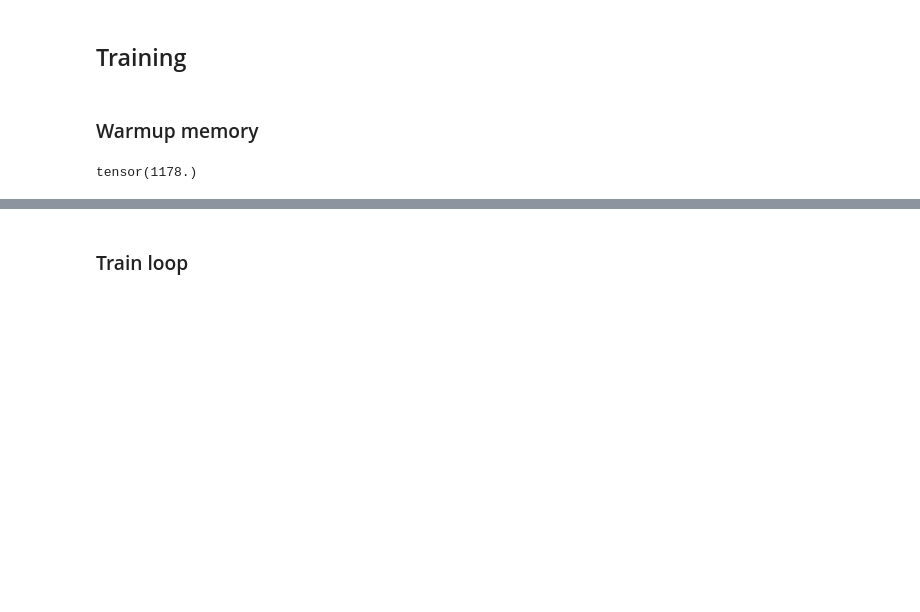
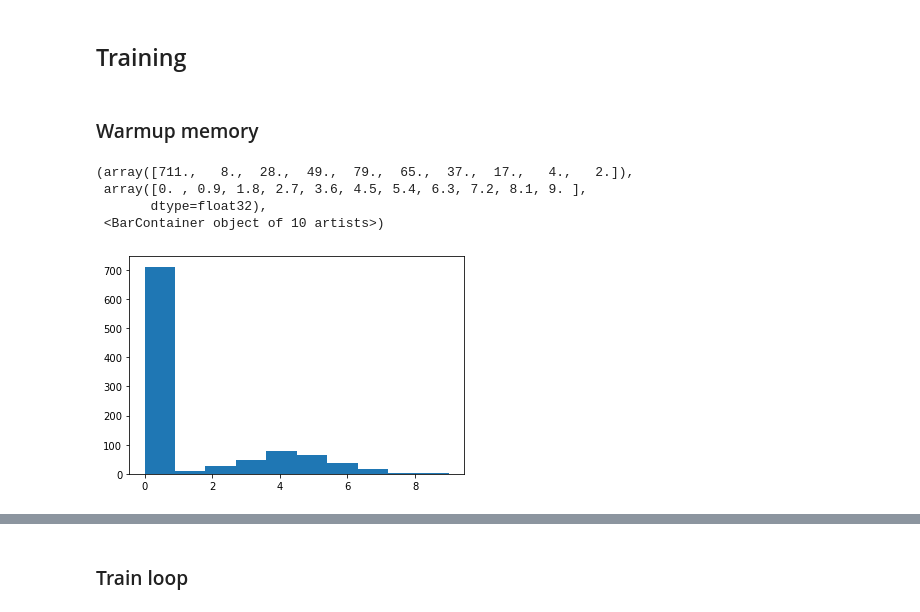
Before and after one commit to TeamDman/Vehicular-Game-Theory, a Jupyter notebook: platoongame/rage.ipynb, the cells around one changed output, grey strips where cells are left out. Cells and saved outputs as stored; diff of their text form; code cells hidden in the pictures; blank space fills up the shorter version.

```diff
--- a/platoongame/rage.ipynb
+++ b/platoongame/rage.ipynb
@@ -222,4 +253,8 @@ for _ in tqdm(range(MEMORY_WARMUP // BATCH_SIZE)):
-# %%
-sample_memory(1000).rewards.sum()
-# %% [output]
-tensor(1178.)
+# %%
+plt.hist(sample_memory(1000).rewards.numpy())
+# %% [output]
+(array([711.,   8.,  28.,  49.,  79.,  65.,  37.,  17.,   4.,   2.]),
+ array([0. , 0.9, 1.8, 2.7, 3.6, 4.5, 5.4, 6.3, 7.2, 8.1, 9. ],
+       dtype=float32),
+ <BarContainer object of 10 artists>)
+[figure, added]
```
Also changed, not shown: parts of 15 cells of this notebook.
